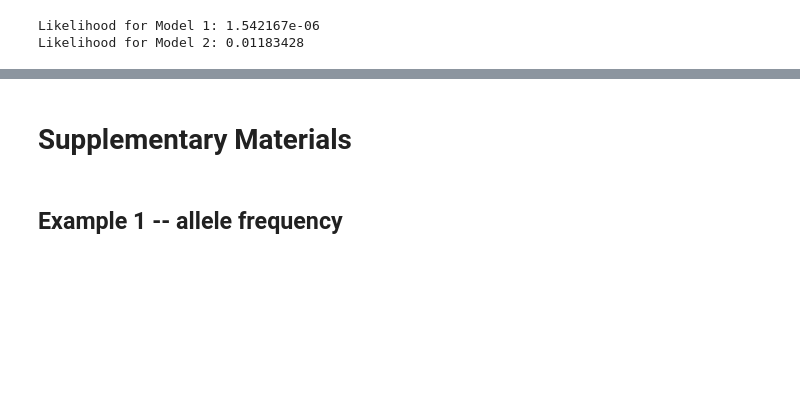
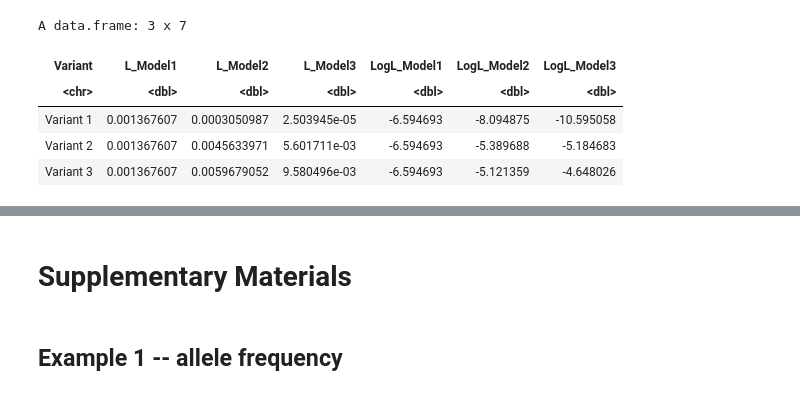
Before and after one commit to StatFunGen/statgen-prerequisites, a Jupyter notebook: likelihood_ratio_test.ipynb, the cells around one changed output, grey strips where cells are left out. Saved outputs shown, nothing was run; the diff lists cells and outputs as text; code cells hidden in the pictures; blank space fills up the shorter version.

```diff
--- a/likelihood_ratio_test.ipynb
+++ b/likelihood_ratio_test.ipynb
@@ -59,19 +101,52 @@ A data.frame: 3 × 2
 # %%
-# Define the likelihood function for a normal distribution
-likelihood <- function(theta, sd, y) {
-  prod(dnorm(y, mean = theta, sd = sd))
+# Likelihood function for normal distribution
+likelihood <- function(beta, sd, X, Y) {
+    # beta: effect size parameter
+    # sd: standard deviation of residuals
+    # X: genotype values
+    # Y: observed phenotype values
+
+    # Calculate expected values under the model
+    mu <- X * beta
+
+    # Calculate likelihood (product of normal densities)
+    prod(dnorm(Y, mean = mu, sd = sd, log = FALSE))
 }
-
-# Likelihood for Model 1: No genetic effect
-likelihood_1_multi_samples <- likelihood(theta = baseline, sd = sd_y, height_values)
-
-# Likelihood for Model 2: Genetic effect
-likelihood_2_multi_samples <- likelihood(theta = baseline + theta_true * genotype, sd = sd_y, height_values)
-
-# Print the likelihoods for both models
-cat("Likelihood for Model 1:", likelihood_1_multi_samples, "\n")
-cat("Likelihood for Model 2:", likelihood_2_multi_samples, "\n")
-# %% [output]
-Likelihood for Model 1: 1.542167e-06
-Likelihood for Model 2: 0.01183428
+# %%
+# Apply the likelihood function to three models for each variant
+sd_assumed <- 1 # Assume standard deviation of 1 for our standardized data
+
+# Initialize results table
+likelihood_table <- data.frame(
+    Variant = paste("Variant", 1:ncol(X)),
+    L_Model1 = ncol(X),
+    L_Model2 = ncol(X),
+    L_Model3 = ncol(X),
+    LogL_Model1 = ncol(X),
+    LogL_Model2 = ncol(X),
+    LogL_Model3 = ncol(X)
+)
+
+# Test all 3 variants
+for (variant_idx in 1:ncol(X)) {
+    X_j <- X[, variant_idx] # Genotypes for variant j
+
+    # Calculate likelihoods
+    likelihood_table[variant_idx, "L_Model1"] <- likelihood(beta = 0, sd = sd_assumed, X = X_j, Y = Y)
+    likelihood_table[variant_idx, "L_Model2"] <- likelihood(beta = 0.5, sd = sd_assumed, X = X_j, Y = Y)
+    likelihood_table[variant_idx, "L_Model3"] <- likelihood(beta = 1.0, sd = sd_assumed, X = X_j, Y = Y)
+
+    # Calculate log-likelihoods
+    likelihood_table[variant_idx, "LogL_Model1"] <- sum(dnorm(Y, mean = X_j * 0, sd = sd_assumed, log = TRUE))
+    likelihood_table[variant_idx, "LogL_Model2"] <- sum(dnorm(Y, mean = X_j * 0.5, sd = sd_assumed, log = TRUE))
+    likelihood_table[variant_idx, "LogL_Model3"] <- sum(dnorm(Y, mean = X_j * 1.0, sd = sd_assumed, log = TRUE))
+}
+likelihood_table
+# %% [output]
+A data.frame: 3 x 7
+| Variant | L_Model1 | L_Model2 | L_Model3 | LogL_Model1 | LogL_Model2 | LogL_Model3 |
+| <chr> | <dbl> | <dbl> | <dbl> | <dbl> | <dbl> | <dbl> |
+| Variant 1 | 0.001367607 | 0.0003050987 | 2.503945e-05 | -6.594693 | -8.094875 | -10.595058 |
+| Variant 2 | 0.001367607 | 0.0045633971 | 5.601711e-03 | -6.594693 | -5.389688 | -5.184683 |
+| Variant 3 | 0.001367607 | 0.0059679052 | 9.580496e-03 | -6.594693 | -5.121359 | -4.648026 |
 # %% [markdown]
```
Also changed, not shown: parts of 19 cells of this notebook, 5 other files.
